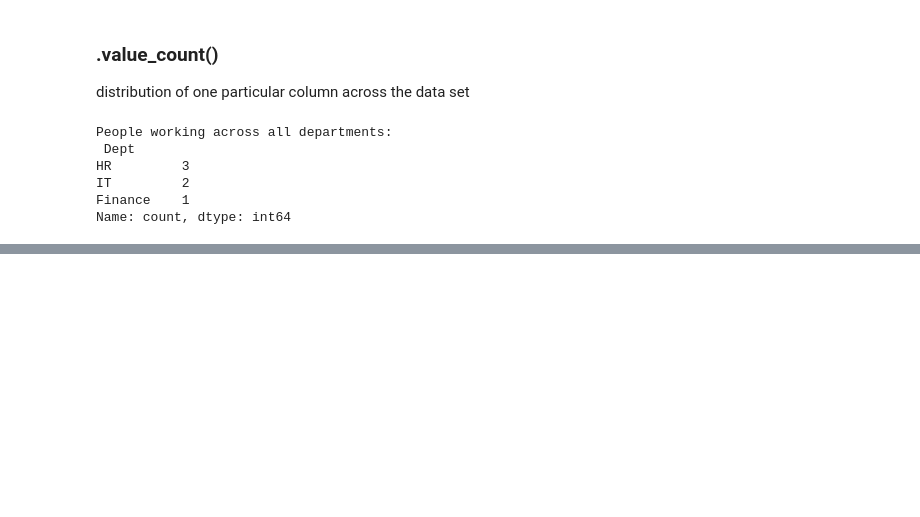
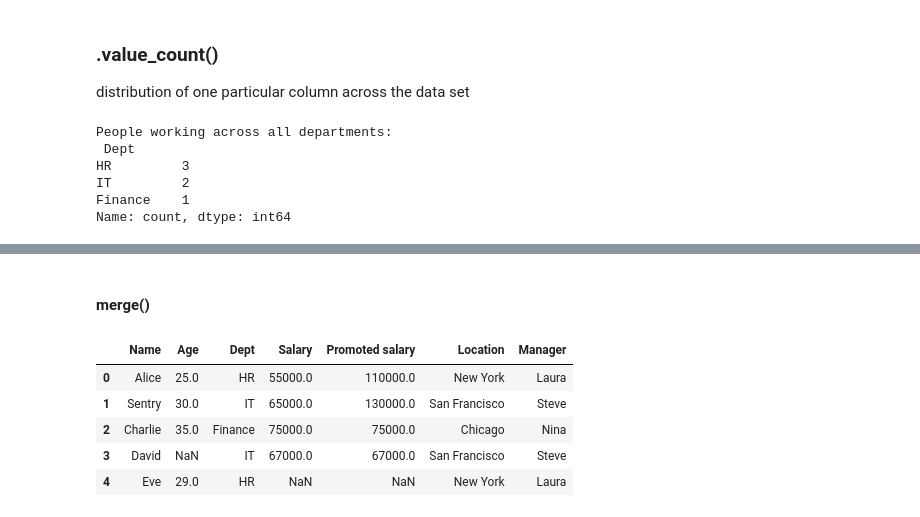
Before and after one commit to Ashcodes69/Pandas, a Jupyter notebook: pd_DataFrames.ipynb, the cells around one changed output, grey strips where cells are left out. Saved outputs shown, nothing was run; the diff lists cells and outputs as text; code cells hidden in the pictures; blank space fills up the shorter version.

```diff
--- a/pd_DataFrames.ipynb
+++ b/pd_DataFrames.ipynb
@@ -198,0 +415,14 @@ Name: count, dtype: int64
+# %% [markdown]
+#### merge()
+# %%
+df2.rename(columns={"Department": "Dept"}, inplace=True)
+# we use merge by taking refernce of a common column from both the data sets
+merged_df = pd.merge(df, df2, on="Dept")
+merged_df
+# %% [output]
+|  | Name | Age | Dept | Salary | Promoted salary | Location | Manager |
+| 0 | Alice | 25.0 | HR | 55000.0 | 110000.0 | New York | Laura |
+| 1 | Sentry | 30.0 | IT | 65000.0 | 130000.0 | San Francisco | Steve |
+| 2 | Charlie | 35.0 | Finance | 75000.0 | 75000.0 | Chicago | Nina |
+| 3 | David | NaN | IT | 67000.0 | 67000.0 | San Francisco | Steve |
+| 4 | Eve | 29.0 | HR | NaN | NaN | New York | Laura |
```
Also changed, not shown: parts of 22 cells of this notebook.
